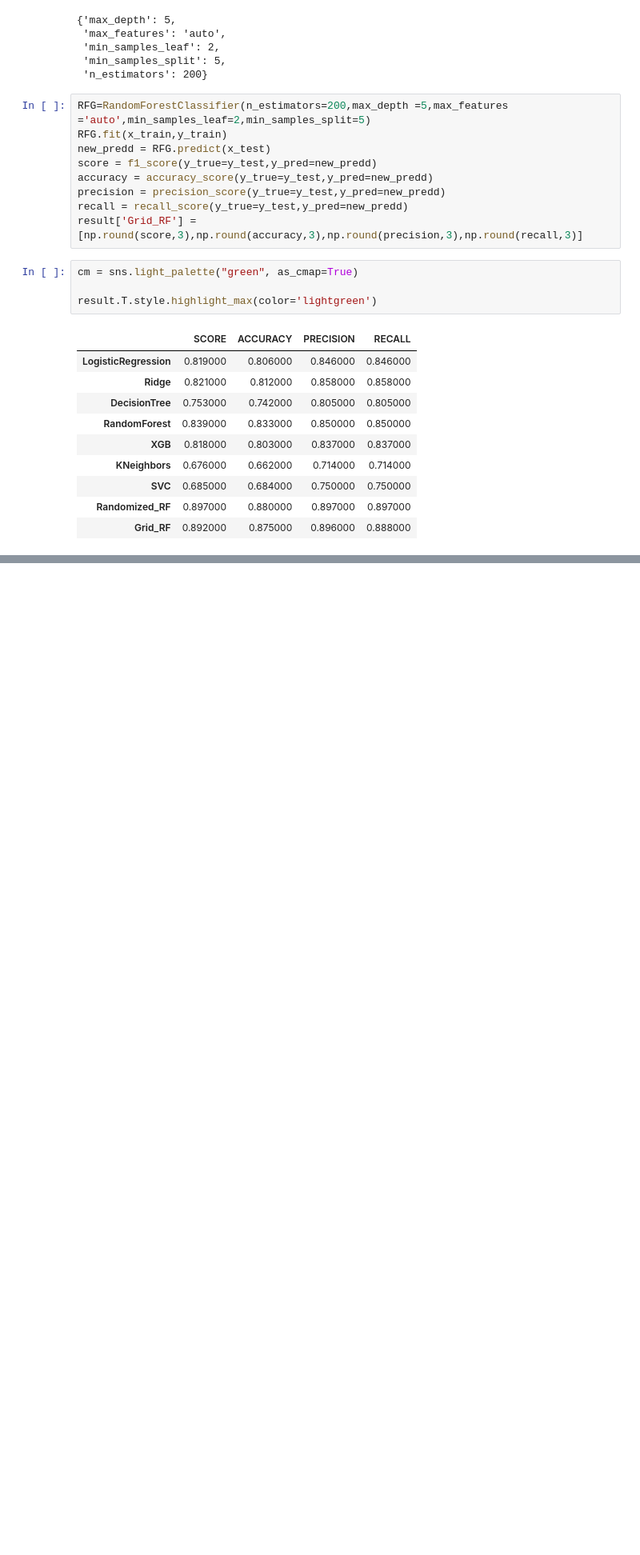
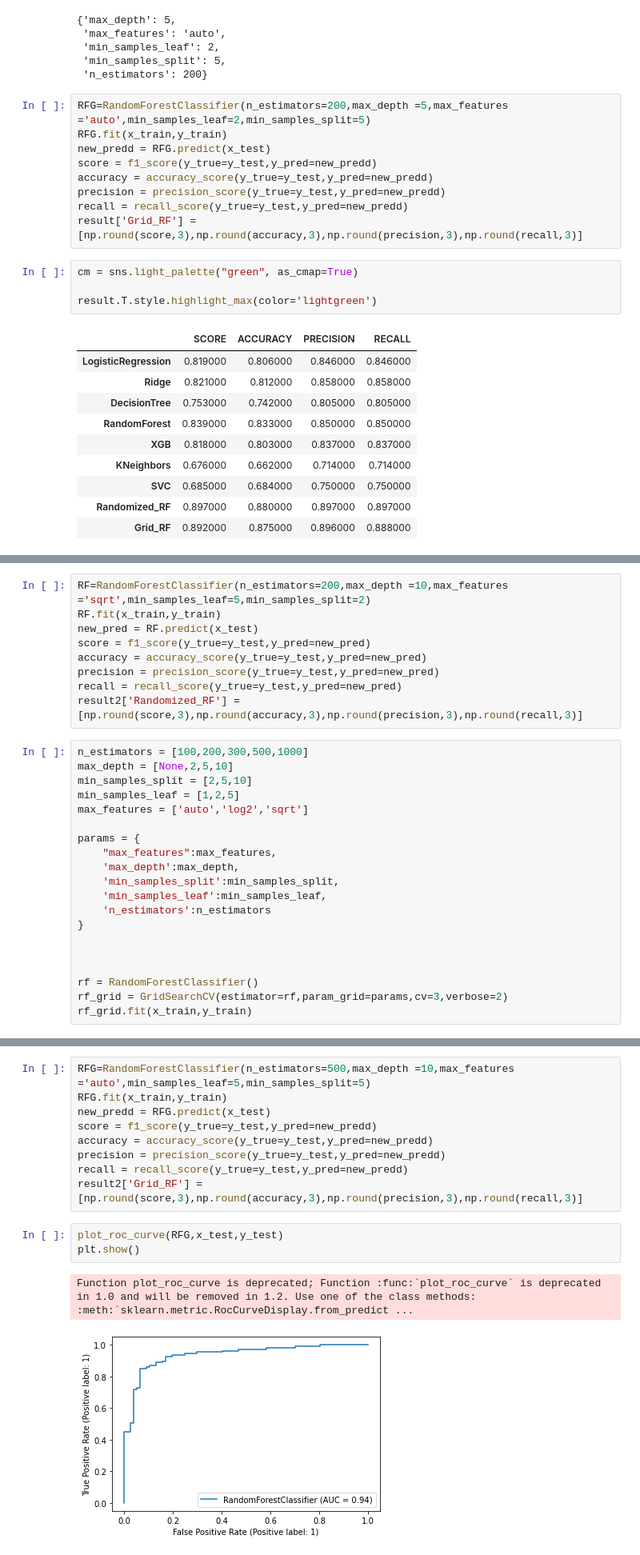
Before and after one commit to isoori/heartfailuree, a Jupyter notebook: Untitled.ipynb, the cells around one changed output, grey strips where cells are left out. Shown at 80% size. Drawn from its saved outputs; the diff is of its cells as text; blank space fills up the shorter version.

```diff
--- a/Untitled.ipynb
+++ b/Untitled.ipynb
@@ -294,0 +439,29 @@ result.T.style.highlight_max(color='lightgreen')
+# %%
+RF=RandomForestClassifier(n_estimators=200,max_depth =10,max_features ='sqrt',min_samples_leaf=5,min_samples_split=2)
+RF.fit(x_train,y_train)
+new_pred = RF.predict(x_test)
+score = f1_score(y_true=y_test,y_pred=new_pred)
+accuracy = accuracy_score(y_true=y_test,y_pred=new_pred)
+precision = precision_score(y_true=y_test,y_pred=new_pred)
+recall = recall_score(y_true=y_test,y_pred=new_pred)
+result2['Randomized_RF'] = [np.round(score,3),np.round(accuracy,3),np.round(precision,3),np.round(recall,3)]
+# %%
+n_estimators = [100,200,300,500,1000]
+max_depth = [None,2,5,10]
+min_samples_split = [2,5,10]
+min_samples_leaf = [1,2,5]
+max_features = ['auto','log2','sqrt']
+
+params = {
+    "max_features":max_features,
+    'max_depth':max_depth,
+    'min_samples_split':min_samples_split,
+    'min_samples_leaf':min_samples_leaf,
+    'n_estimators':n_estimators
+}
+
+
+
+rf = RandomForestClassifier()
+rf_grid = GridSearchCV(estimator=rf,param_grid=params,cv=3,verbose=2)
+rf_grid.fit(x_train,y_train)
@@ -294,0 +501,15 @@ result.T.style.highlight_max(color='lightgreen')
+# %%
+RFG=RandomForestClassifier(n_estimators=500,max_depth =10,max_features ='auto',min_samples_leaf=5,min_samples_split=5)
+RFG.fit(x_train,y_train)
+new_predd = RFG.predict(x_test)
+score = f1_score(y_true=y_test,y_pred=new_predd)
+accuracy = accuracy_score(y_true=y_test,y_pred=new_predd)
+precision = precision_score(y_true=y_test,y_pred=new_predd)
+recall = recall_score(y_true=y_test,y_pred=new_predd)
+result2['Grid_RF'] = [np.round(score,3),np.round(accuracy,3),np.round(precision,3),np.round(recall,3)]
+# %%
+plot_roc_curve(RFG,x_test,y_test)
+plt.show()
+# %% [output]
+Function plot_roc_curve is deprecated; Function :func:`plot_roc_curve` is deprecated in 1.0 and will be removed in 1.2. Use one of the class methods: :meth:`sklearn.metric.RocCurveDisplay.from_predict ...
+[figure, added]
```
Also changed, not shown: parts of 14 cells of this notebook.
